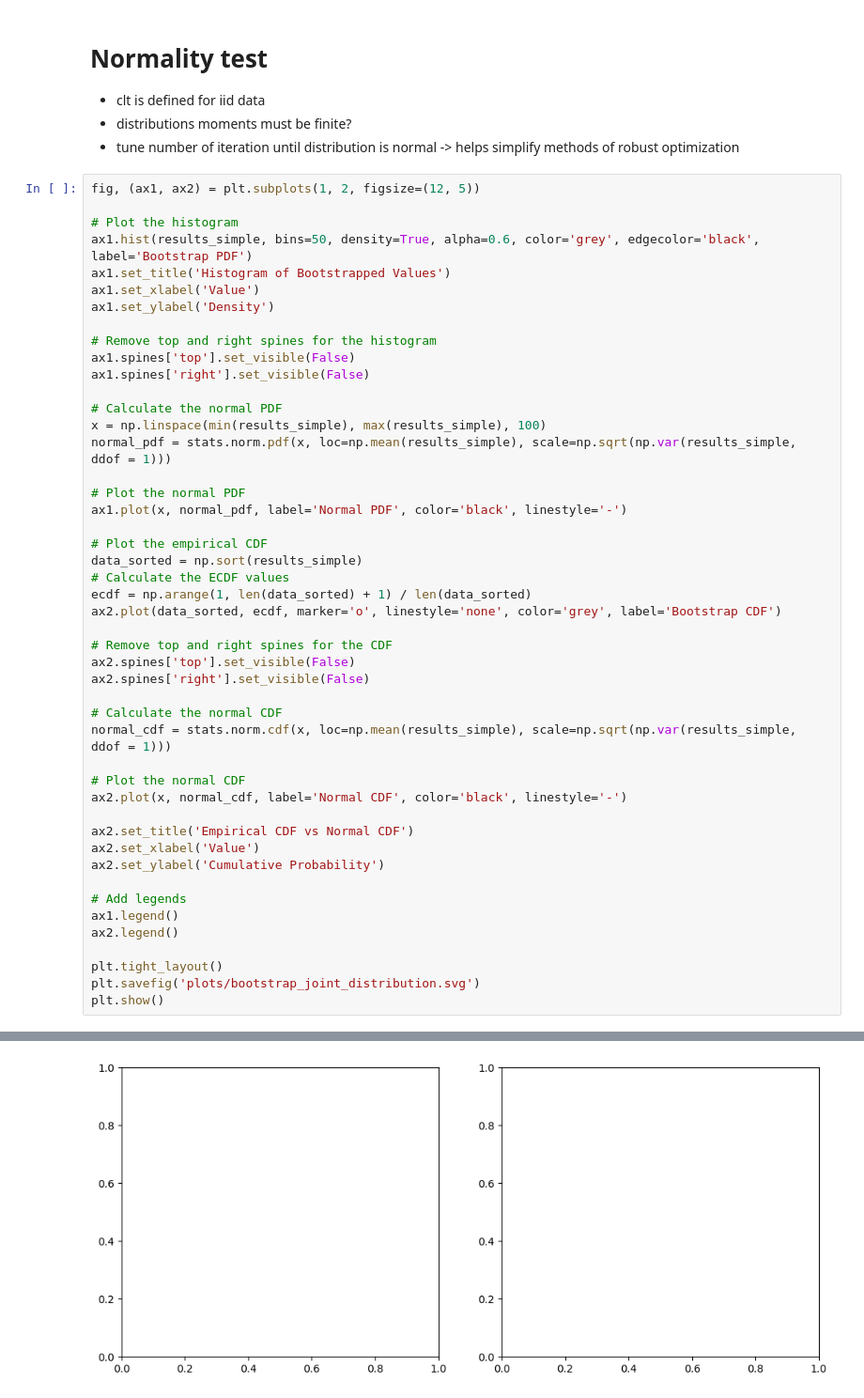
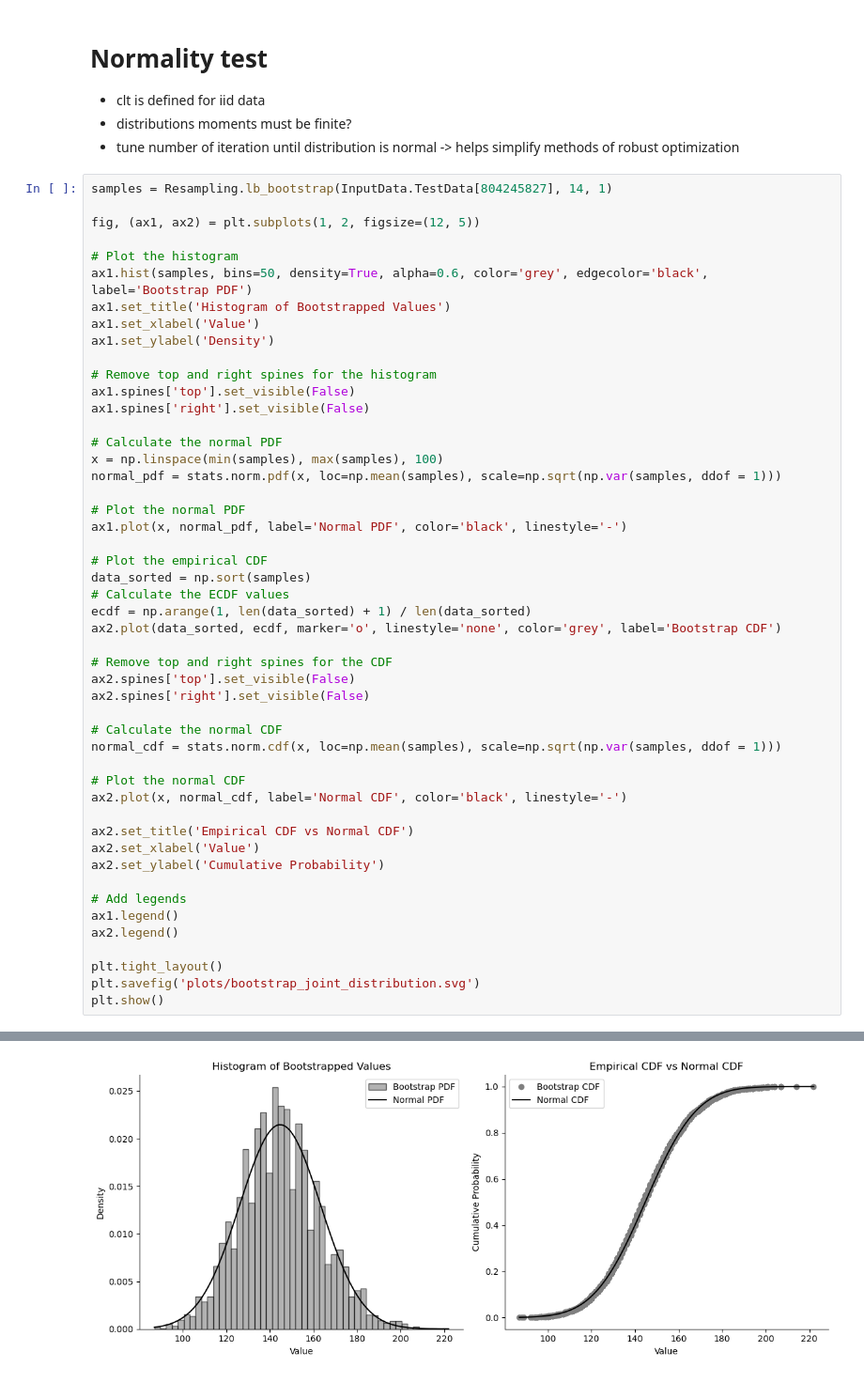
Before and after one commit to chrisnhr/Diplom, a Jupyter notebook: bootstrapping.ipynb, the cells around one changed output, grey strips where cells are left out. Shown: that part at 94% size. Saved outputs shown, nothing was run; the diff lists cells and outputs as text.

```diff
--- a/bootstrapping.ipynb
+++ b/bootstrapping.ipynb
@@ -211,10 +239,12 @@ Error:
 - distributions moments must be finite?
 - tune number of iteration until distribution is normal -> helps simplify methods of robust optimization
 # %%
+samples = Resampling.lb_bootstrap(InputData.TestData[804245827], 14, 1)
+
 fig, (ax1, ax2) = plt.subplots(1, 2, figsize=(12, 5))
 
 # Plot the histogram
-ax1.hist(results_simple, bins=50, density=True, alpha=0.6, color='grey', edgecolor='black', label='Bootstrap PDF')
+ax1.hist(samples, bins=50, density=True, alpha=0.6, color='grey', edgecolor='black', label='Bootstrap PDF')
 ax1.set_title('Histogram of Bootstrapped Values')
 ax1.set_xlabel('Value')
 ax1.set_ylabel('Density')
@@ -224,14 +254,14 @@ ax1.spines['top'].set_visible(False)
 ax1.spines['right'].set_visible(False)
 
 # Calculate the normal PDF
-x = np.linspace(min(results_simple), max(results_simple), 100)
-normal_pdf = stats.norm.pdf(x, loc=np.mean(results_simple), scale=np.sqrt(np.var(results_simple, ddof = 1)))
+x = np.linspace(min(samples), max(samples), 100)
+normal_pdf = stats.norm.pdf(x, loc=np.mean(samples), scale=np.sqrt(np.var(samples, ddof = 1)))
 
 # Plot the normal PDF
 ax1.plot(x, normal_pdf, label='Normal PDF', color='black', linestyle='-')
 
 # Plot the empirical CDF
-data_sorted = np.sort(results_simple)
+data_sorted = np.sort(samples)
 # Calculate the ECDF values
 ecdf = np.arange(1, len(data_sorted) + 1) / len(data_sorted)
 ax2.plot(data_sorted, ecdf, marker='o', linestyle='none', color='grey', label='Bootstrap CDF')
@@ -241,7 +271,7 @@ ax2.spines['top'].set_visible(False)
 ax2.spines['right'].set_visible(False)
 
 # Calculate the normal CDF
-normal_cdf = stats.norm.cdf(x, loc=np.mean(results_simple), scale=np.sqrt(np.var(results_simple, ddof = 1)))
+normal_cdf = stats.norm.cdf(x, loc=np.mean(samples), scale=np.sqrt(np.var(samples, ddof = 1)))
 
 # Plot the normal CDF
 ax2.plot(x, normal_cdf, label='Normal CDF', color='black', linestyle='-')
@@ -262 +291 @@ NameError: name 'results_simple' is not defined
-[figure, old version]
+[figure, new version]
```
Also changed, not shown: parts of 21 cells of this notebook, 1 other file.
